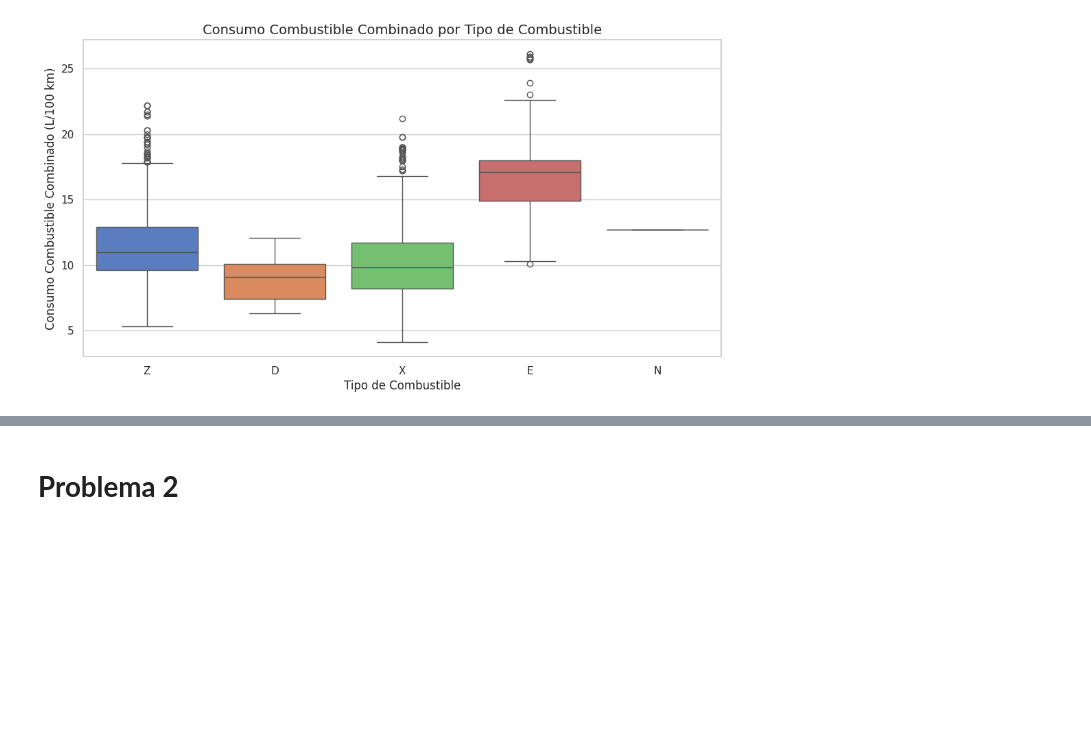
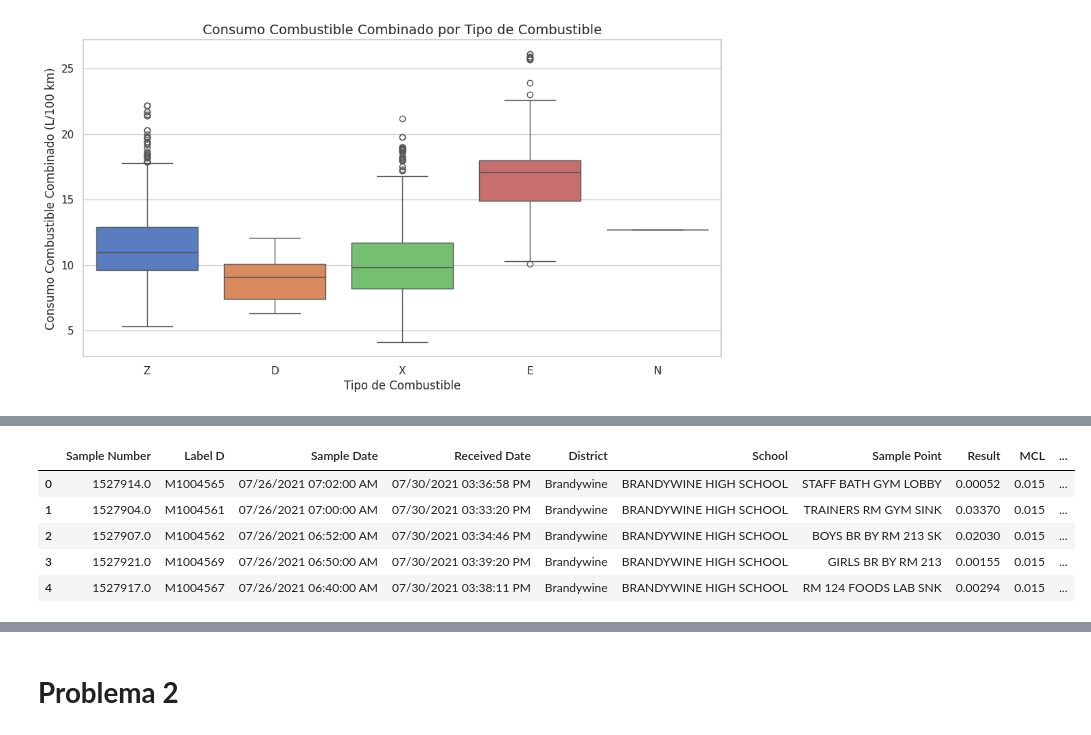
Before and after one commit to gladysmles/QM206-2024, a Jupyter notebook: Semestral_QM_206_2024.ipynb, the cells around one changed output, grey strips where cells are left out. Saved outputs shown, nothing was run; the diff lists cells and outputs as text; code cells hidden in the pictures; blank space fills up the shorter version.

```diff
--- a/Semestral_QM_206_2024.ipynb
+++ b/Semestral_QM_206_2024.ipynb
@@ -79,0 +96,11 @@ Passing `palette` without assigning `hue` is deprecated and will be removed in v
+# %%
+url2="https://raw.githubusercontent.com/PedroGonzalezBeermann2020/datasets/refs/heads/main/leadlevelScools.csv"
+data2 = pd.read_csv(url2)
+data2.head()
+# %% [output]
+|  | Sample Number | Label D | Sample Date | Received Date | District | School | Sample Point | Result | MCL | ... |
+| 0 | 1527914.0 | M1004565 | 07/26/2021 07:02:00 AM | 07/30/2021 03:36:58 PM | Brandywine | BRANDYWINE HIGH SCHOOL | STAFF BATH GYM LOBBY | 0.00052 | 0.015 | ... |
+| 1 | 1527904.0 | M1004561 | 07/26/2021 07:00:00 AM | 07/30/2021 03:33:20 PM | Brandywine | BRANDYWINE HIGH SCHOOL | TRAINERS RM GYM SINK | 0.03370 | 0.015 | ... |
+| 2 | 1527907.0 | M1004562 | 07/26/2021 06:52:00 AM | 07/30/2021 03:34:46 PM | Brandywine | BRANDYWINE HIGH SCHOOL | BOYS BR BY RM 213 SK | 0.02030 | 0.015 | ... |
+| 3 | 1527921.0 | M1004569 | 07/26/2021 06:50:00 AM | 07/30/2021 03:39:20 PM | Brandywine | BRANDYWINE HIGH SCHOOL | GIRLS BR BY RM 213 | 0.00155 | 0.015 | ... |
+| 4 | 1527917.0 | M1004567 | 07/26/2021 06:40:00 AM | 07/30/2021 03:38:11 PM | Brandywine | BRANDYWINE HIGH SCHOOL | RM 124 FOODS LAB SNK | 0.00294 | 0.015 | ... |
```
Also changed, not shown: parts of 3 cells of this notebook.
